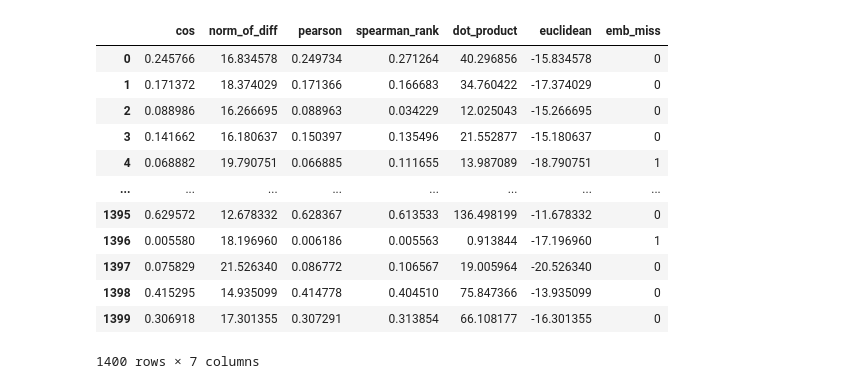
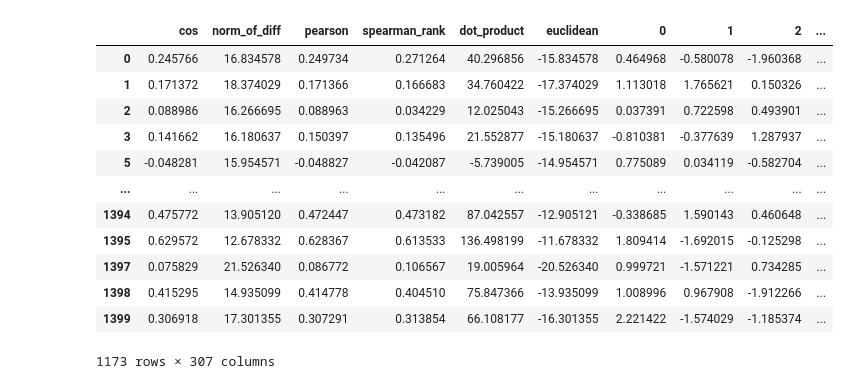
Before and after one commit to superkink3124/Word-Similarity, a Jupyter notebook: task/task3.ipynb, the cells around one changed output. Drawn from its saved outputs; the diff is of its cells as text; code cells hidden in the pictures.

```diff
--- a/task/task3.ipynb
+++ b/task/task3.ipynb
@@ -92,10 +101,12 @@ test_data = pd.concat([p1, p2, p3])
 test_data['label'] = test_data.apply(lambda row: 1 if row['Relation'] == 'ANT' else 0, axis=1)
 test_data = test_data.reset_index().drop(columns = ['Relation', 'index'])
 display(test_data)
-test_features = make_feature(test_data)
+test_features = make_feature(test_data, drop_miss=True)
 display(test_features)
+
 X_test = test_features.drop(columns=["Word1", "Word2", "first_emb", "second_emb", "label"])
 y_test = np.array(test_features['label'].astype(np.int32)).reshape((-1, ))
+
 display(X_test)
 # %% [output]
 |  | Word1 | Word2 | label |
@@ -167,19 +165,28 @@ plt.show()
 
 #load train data
 anto = pd.read_table("../antonym-synonym set/Antonym_vietnamese.txt", sep=" ", header=None)
-syn = pd.read_table("../antonym-synonym set/Synonym_vietnamese.txt", sep=" ", header=None)
+syn = pd.read_table("../antonym-synonym set/Synonym_vietnamese.txt", sep=" ", header=None).truncate(after=870)
+
+anto["label"] = 1
+syn["label"] = 0
 display(anto.tail())
 display(syn.tail())
-anto["label"] = 1
-syn["label"] = 0
+
 data = pd.concat([syn, anto])
 data.columns = ["Word1", "Word2", "label"]
 
 # REMOVE LEAKAGE DATA
 data = data[~data.set_index(['Word1','Word2']).index.isin(test_features.set_index(['Word1','Word2']).index)].reset_index().drop(columns="index")
-features = make_feature(data)
+features = make_feature(data, drop_miss=True)
+
+
 X = features.drop(columns=["Word1", "Word2", "first_emb", "second_emb", "label"])
 y = np.array(features['label'].astype(np.int32)).reshape((-1, ))
 
 display(X)
+colors = ["#0101DF", "#DF0101"]
+
+sns.countplot(x="label", data=data, palette=colors)
+plt.title('Train data distributions \n (0: syn || 1: anto)', fontsize=14)
+plt.show()
 # %% [output]
@@ -242,7 +230,7 @@ from sklearn.pipeline import make_pipeline
 from sklearn.preprocessing import StandardScaler
 import random
 
-kf = KFold(n_splits=10, shuffle=True)
+kf = KFold(n_splits=5, shuffle=True)
 
 cnt = 1
 '''
@@ -252,7 +240,9 @@ clf = MLPClassifier(hidden_layer_sizes=(2, 1),
                                        learning_rate_init=0.2,
                                       max_iter=1000)
 '''
-clfs = [make_pipeline(StandardScaler(), LogisticRegression(solver="liblinear", max_iter=10000, class_weight="balanced",random_state=random.randint(0, 10000)))] * kf.n_splits
+# clfs = [make_pipeline(StandardScaler(), LogisticRegression(solver="liblinear", max_iter=10000, class_weight="balanced",random_state=random.randint(0, 10000)))] * kf.n_splits
+clfs = [MLPClassifier()] * kf.n_splits
+
 result = list()
 
 for train_index, test_index in kf.split(X, y):
@@ -287,21 +271,27 @@ average F1-score:  0.21189885243439072
 # %%
+
 display(X_test)
 np.set_printoptions(threshold=10000000)
+print("out of fold result:")
 for i in range(kf.n_splits):
     print(f1_score(y_test, clfs[i].predict(X_test)))
+
+clfs[0].fit(X, y)
+print("fit all: ")
+print(f1_score(y_test, clfs[i].predict(X_test)))
 print(y_test)
 print(clfs[0].predict(X_test))
 # %% [output]
-|  | cos | norm_of_diff | pearson | spearman_rank | dot_product | euclidean | emb_miss |
-| 0 | 0.245766 | 16.834578 | 0.249734 | 0.271264 | 40.296856 | -15.834578 | 0 |
-| 1 | 0.171372 | 18.374029 | 0.171366 | 0.166683 | 34.760422 | -17.374029 | 0 |
-| 2 | 0.088986 | 16.266695 | 0.088963 | 0.034229 | 12.025043 | -15.266695 | 0 |
-| 3 | 0.141662 | 16.180637 | 0.150397 | 0.135496 | 21.552877 | -15.180637 | 0 |
-| 4 | 0.068882 | 19.790751 | 0.066885 | 0.111655 | 13.987089 | -18.790751 | 1 |
-| ... | ... | ... | ... | ... | ... | ... | ... |
-| 1395 | 0.629572 | 12.678332 | 0.628367 | 0.613533 | 136.498199 | -11.678332 | 0 |
-| 1396 | 0.005580 | 18.196960 | 0.006186 | 0.005563 | 0.913844 | -17.196960 | 1 |
-| 1397 | 0.075829 | 21.526340 | 0.086772 | 0.106567 | 19.005964 | -20.526340 | 0 |
-| 1398 | 0.415295 | 14.935099 | 0.414778 | 0.404510 | 75.847366 | -13.935099 | 0 |
-| 1399 | 0.306918 | 17.301355 | 0.307291 | 0.313854 | 66.108177 | -16.301355 | 0 |
+|  | cos | norm_of_diff | pearson | spearman_rank | dot_product | euclidean | 0 | 1 | 2 | ... |
+| 0 | 0.245766 | 16.834578 | 0.249734 | 0.271264 | 40.296856 | -15.834578 | 0.464968 | -0.580078 | -1.960368 | ... |
+| 1 | 0.171372 | 18.374029 | 0.171366 | 0.166683 | 34.760422 | -17.374029 | 1.113018 | 1.765621 | 0.150326 | ... |
+| 2 | 0.088986 | 16.266695 | 0.088963 | 0.034229 | 12.025043 | -15.266695 | 0.037391 | 0.722598 | 0.493901 | ... |
+| 3 | 0.141662 | 16.180637 | 0.150397 | 0.135496 | 21.552877 | -15.180637 | -0.810381 | -0.377639 | 1.287937 | ... |
+| 5 | -0.048281 | 15.954571 | -0.048827 | -0.042087 | -5.739005 | -14.954571 | 0.775089 | 0.034119 | -0.582704 | ... |
+| ... | ... | ... | ... | ... | ... | ... | ... | ... | ... | ... |
+| 1394 | 0.475772 | 13.905120 | 0.472447 | 0.473182 | 87.042557 | -12.905121 | -0.338685 | 1.590143 | 0.460648 | ... |
+| 1395 | 0.629572 | 12.678332 | 0.628367 | 0.613533 | 136.498199 | -11.678332 | 1.809414 | -1.692015 | -0.125298 | ... |
+| 1397 | 0.075829 | 21.526340 | 0.086772 | 0.106567 | 19.005964 | -20.526340 | 0.999721 | -1.571221 | 0.734285 | ... |
+| 1398 | 0.415295 | 14.935099 | 0.414778 | 0.404510 | 75.847366 | -13.935099 | 1.008996 | 0.967908 | -1.912266 | ... |
+| 1399 | 0.306918 | 17.301355 | 0.307291 | 0.313854 | 66.108177 | -16.301355 | 2.221422 | -1.574029 | -1.185374 | ... |
-1400 rows × 7 columns
+1173 rows × 307 columns
```
Also changed, not shown: parts of 8 cells of this notebook.
